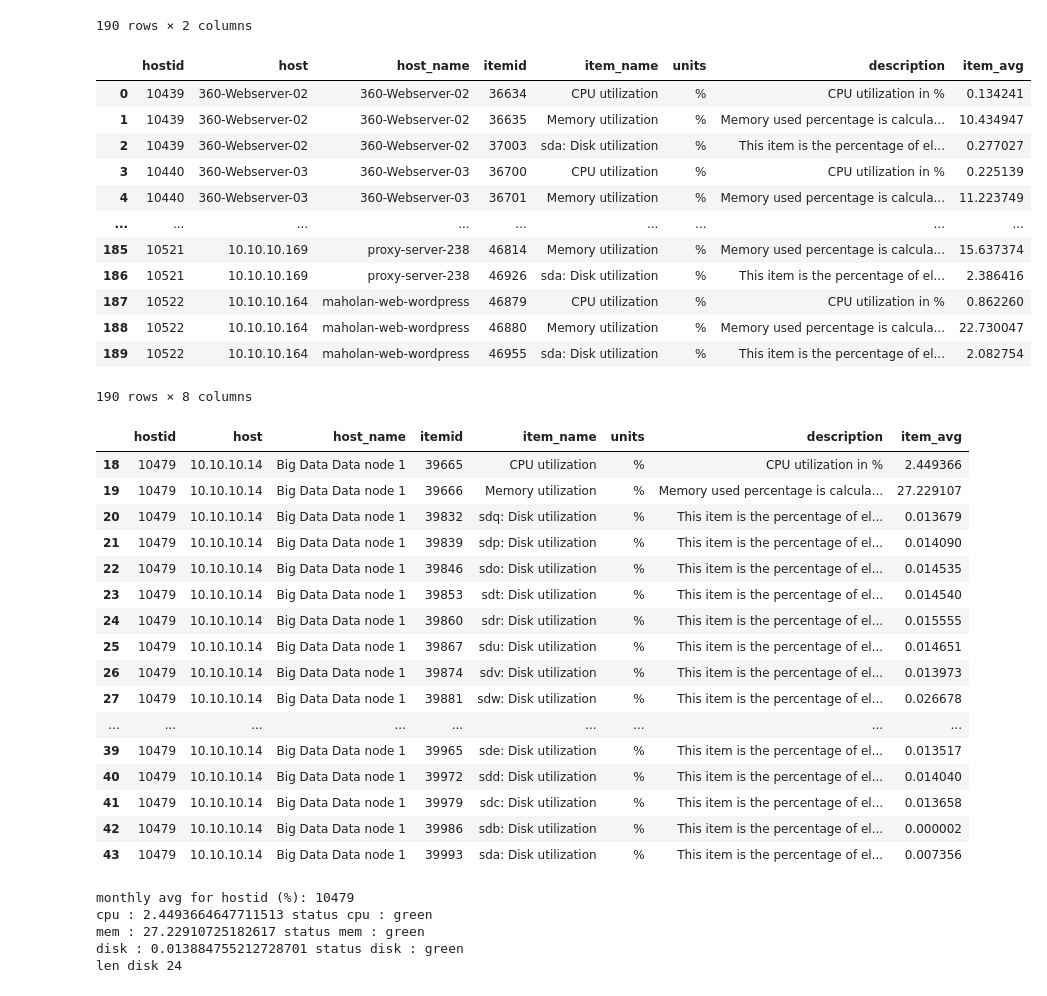
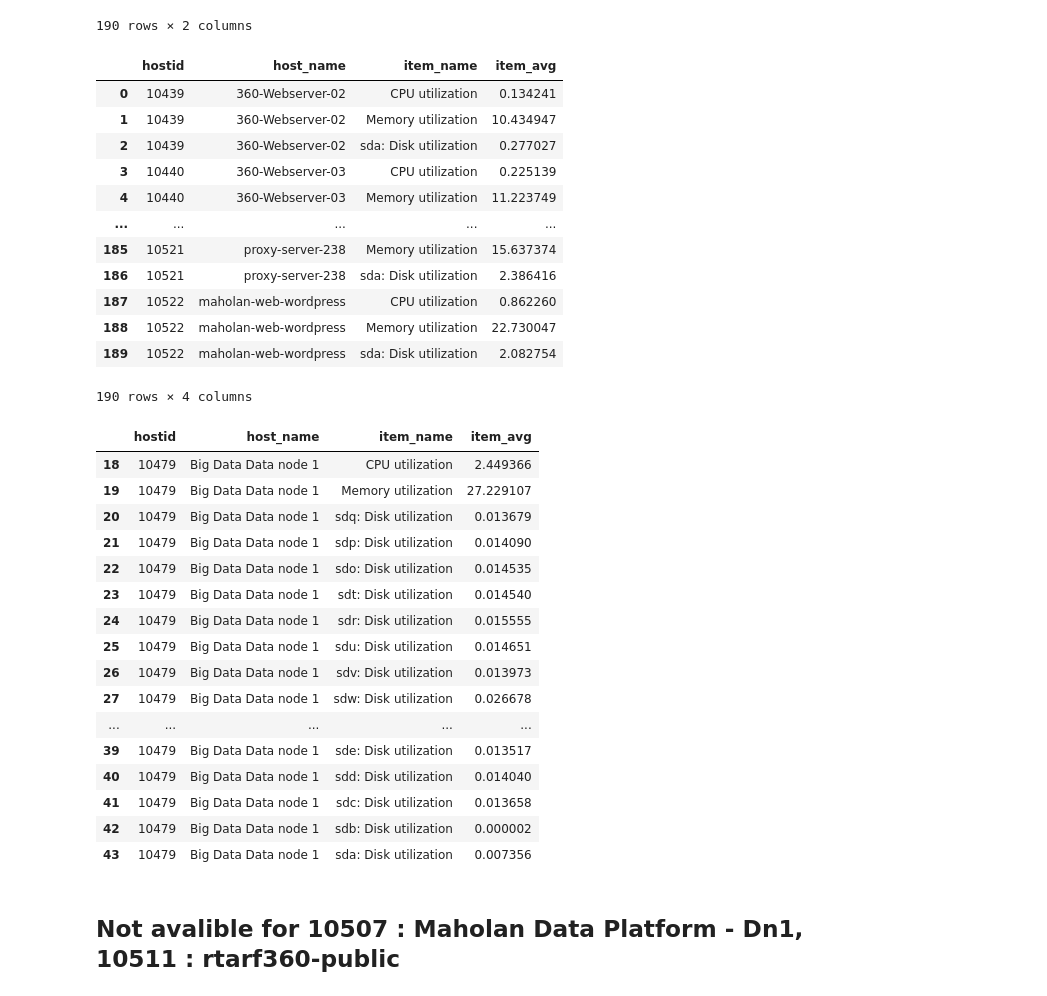
Before and after one commit to Sireetron/mhl-ma-mcc-report, a Jupyter notebook: sections/Zabbix/get_data.ipynb, the cells around one changed output. Saved outputs shown, nothing was run; the diff lists cells and outputs as text; code cells hidden in the pictures.

```diff
--- a/sections/Zabbix/get_data.ipynb
+++ b/sections/Zabbix/get_data.ipynb
@@ -233,41 +233,42 @@ df_avg
 190 rows × 2 columns
 # %%
 df_total_avg = df_des.merge(df_avg, left_on='itemid', right_on='itemid')
+df_total_avg = df_total_avg.filter(items=['hostid', 'host_name','item_name','item_avg']).drop_duplicates()
 df_total_avg
 # %% [output]
-|  | hostid | host | host_name | itemid | item_name | units | description | item_avg |
-| 0 | 10439 | 360-Webserver-02 | 360-Webserver-02 | 36634 | CPU utilization | % | CPU utilization in % | 0.134241 |
-| 1 | 10439 | 360-Webserver-02 | 360-Webserver-02 | 36635 | Memory utilization | % | Memory used percentage is calcula... | 10.434947 |
-| 2 | 10439 | 360-Webserver-02 | 360-Webserver-02 | 37003 | sda: Disk utilization | % | This item is the percentage of el... | 0.277027 |
-| 3 | 10440 | 360-Webserver-03 | 360-Webserver-03 | 36700 | CPU utilization | % | CPU utilization in % | 0.225139 |
-| 4 | 10440 | 360-Webserver-03 | 360-Webserver-03 | 36701 | Memory utilization | % | Memory used percentage is calcula... | 11.223749 |
-| ... | ... | ... | ... | ... | ... | ... | ... | ... |
-| 185 | 10521 | 10.10.10.169 | proxy-server-238 | 46814 | Memory utilization | % | Memory used percentage is calcula... | 15.637374 |
-| 186 | 10521 | 10.10.10.169 | proxy-server-238 | 46926 | sda: Disk utilization | % | This item is the percentage of el... | 2.386416 |
-| 187 | 10522 | 10.10.10.164 | maholan-web-wordpress | 46879 | CPU utilization | % | CPU utilization in % | 0.862260 |
-| 188 | 10522 | 10.10.10.164 | maholan-web-wordpress | 46880 | Memory utilization | % | Memory used percentage is calcula... | 22.730047 |
-| 189 | 10522 | 10.10.10.164 | maholan-web-wordpress | 46955 | sda: Disk utilization | % | This item is the percentage of el... | 2.082754 |
+|  | hostid | host_name | item_name | item_avg |
+| 0 | 10439 | 360-Webserver-02 | CPU utilization | 0.134241 |
+| 1 | 10439 | 360-Webserver-02 | Memory utilization | 10.434947 |
+| 2 | 10439 | 360-Webserver-02 | sda: Disk utilization | 0.277027 |
+| 3 | 10440 | 360-Webserver-03 | CPU utilization | 0.225139 |
+| 4 | 10440 | 360-Webserver-03 | Memory utilization | 11.223749 |
+| ... | ... | ... | ... | ... |
+| 185 | 10521 | proxy-server-238 | Memory utilization | 15.637374 |
+| 186 | 10521 | proxy-server-238 | sda: Disk utilization | 2.386416 |
+| 187 | 10522 | maholan-web-wordpress | CPU utilization | 0.862260 |
+| 188 | 10522 | maholan-web-wordpress | Memory utilization | 22.730047 |
+| 189 | 10522 | maholan-web-wordpress | sda: Disk utilization | 2.082754 |
-190 rows × 8 columns
+190 rows × 4 columns
 # %%
 df_total_avg[df_total_avg['hostid']=='10479']
 # %% [output]
-|  | hostid | host | host_name | itemid | item_name | units | description | item_avg |
-| 18 | 10479 | 10.10.10.14 | Big Data Data node 1 | 39665 | CPU utilization | % | CPU utilization in % | 2.449366 |
-| 19 | 10479 | 10.10.10.14 | Big Data Data node 1 | 39666 | Memory utilization | % | Memory used percentage is calcula... | 27.229107 |
-| 20 | 10479 | 10.10.10.14 | Big Data Data node 1 | 39832 | sdq: Disk utilization | % | This item is the percentage of el... | 0.013679 |
-| 21 | 10479 | 10.10.10.14 | Big Data Data node 1 | 39839 | sdp: Disk utilization | % | This item is the percentage of el... | 0.014090 |
-| 22 | 10479 | 10.10.10.14 | Big Data Data node 1 | 39846 | sdo: Disk utilization | % | This item is the percentage of el... | 0.014535 |
-| 23 | 10479 | 10.10.10.14 | Big Data Data node 1 | 39853 | sdt: Disk utilization | % | This item is the percentage of el... | 0.014540 |
-| 24 | 10479 | 10.10.10.14 | Big Data Data node 1 | 39860 | sdr: Disk utilization | % | This item is the percentage of el... | 0.015555 |
-| 25 | 10479 | 10.10.10.14 | Big Data Data node 1 | 39867 | sdu: Disk utilization | % | This item is the percentage of el... | 0.014651 |
-| 26 | 10479 | 10.10.10.14 | Big Data Data node 1 | 39874 | sdv: Disk utilization | % | This item is the percentage of el... | 0.013973 |
-| 27 | 10479 | 10.10.10.14 | Big Data Data node 1 | 39881 | sdw: Disk utilization | % | This item is the percentage of el... | 0.026678 |
-| ... | ... | ... | ... | ... | ... | ... | ... | ... |
-| 39 | 10479 | 10.10.10.14 | Big Data Data node 1 | 39965 | sde: Disk utilization | % | This item is the percentage of el... | 0.013517 |
-| 40 | 10479 | 10.10.10.14 | Big Data Data node 1 | 39972 | sdd: Disk utilization | % | This item is the percentage of el... | 0.014040 |
-| 41 | 10479 | 10.10.10.14 | Big Data Data node 1 | 39979 | sdc: Disk utilization | % | This item is the percentage of el... | 0.013658 |
-| 42 | 10479 | 10.10.10.14 | Big Data Data node 1 | 39986 | sdb: Disk utilization | % | This item is the percentage of el... | 0.000002 |
-| 43 | 10479 | 10.10.10.14 | Big Data Data node 1 | 39993 | sda: Disk utilization | % | This item is the percentage of el... | 0.007356 |
+|  | hostid | host_name | item_name | item_avg |
+| 18 | 10479 | Big Data Data node 1 | CPU utilization | 2.449366 |
+| 19 | 10479 | Big Data Data node 1 | Memory utilization | 27.229107 |
+| 20 | 10479 | Big Data Data node 1 | sdq: Disk utilization | 0.013679 |
+| 21 | 10479 | Big Data Data node 1 | sdp: Disk utilization | 0.014090 |
+| 22 | 10479 | Big Data Data node 1 | sdo: Disk utilization | 0.014535 |
+| 23 | 10479 | Big Data Data node 1 | sdt: Disk utilization | 0.014540 |
+| 24 | 10479 | Big Data Data node 1 | sdr: Disk utilization | 0.015555 |
+| 25 | 10479 | Big Data Data node 1 | sdu: Disk utilization | 0.014651 |
+| 26 | 10479 | Big Data Data node 1 | sdv: Disk utilization | 0.013973 |
+| 27 | 10479 | Big Data Data node 1 | sdw: Disk utilization | 0.026678 |
+| ... | ... | ... | ... | ... |
+| 39 | 10479 | Big Data Data node 1 | sde: Disk utilization | 0.013517 |
+| 40 | 10479 | Big Data Data node 1 | sdd: Disk utilization | 0.014040 |
+| 41 | 10479 | Big Data Data node 1 | sdc: Disk utilization | 0.013658 |
+| 42 | 10479 | Big Data Data node 1 | sdb: Disk utilization | 0.000002 |
+| 43 | 10479 | Big Data Data node 1 | sda: Disk utilization | 0.007356 |
 # %%
 def avg_disk(column):
     disk_avg = column.astype(float).mean()
@@ -296,11 +297,5 @@ def for_each_host(host_id):
 
 
     return print('monthly avg for hostid (%):', host_id,'\ncpu :', values_list[0], 'status cpu :', perform(values_list[0]), '\nmem :', values_list[1], 'status mem :', perform(values_list[1]), '\ndisk :', values_list[2], 'status disk :', perform(values_list[2]), '\nlen disk', len(df_name_disk['item_avg']))
-# %%
-for_each_host(10479)
-# %% [output]
-monthly avg for hostid (%): 10479
-cpu : 2.4493664647711513 status cpu : green
-mem : 27.22910725182617 status mem : green
-disk : 0.013884755212728701 status disk : green
-len disk 24
+# %% [markdown]
+## Not avalible for 10507 : Maholan Data Platform - Dn1, 10511 : rtarf360-public
```
Also changed, not shown: parts of 1 cell of this notebook.
